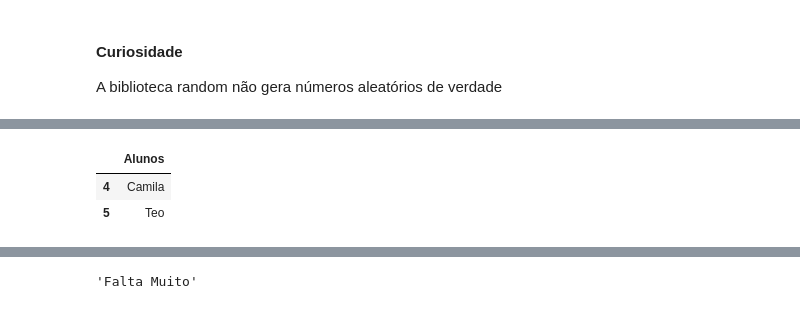
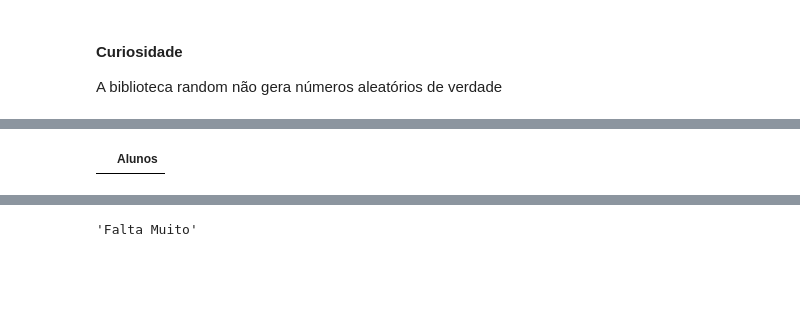
Before and after one commit to JhonCostaDev/Ada-Coders-2024, a Jupyter notebook: data_engineering/tecnicas_programação/aula_3/aula_3_limpo.ipynb, the cells around one changed output, grey strips where cells are left out. Saved outputs shown, nothing was run; the diff lists cells and outputs as text; code cells hidden in the pictures; blank space fills up the shorter version.

```diff
--- a/data_engineering/tecnicas_programação/aula_3/aula_3_limpo.ipynb
+++ b/data_engineering/tecnicas_programação/aula_3/aula_3_limpo.ipynb
@@ -708,9 +770,7 @@ df[df['Faltas'] >= 5][['Alunos', 'Notas']]
 # %%
-df[df['Faltas'] == 0][['Alunos']]
+#df[df['Faltas'] == 0][['Alunos']]
 # %% [output]
 |  | Alunos |
-| 4 | Camila |
-| 5 | Teo |
 # %%
 df[df['Faltas'] == 1]
 # %% [output]
```
Also changed, not shown: parts of 48 cells of this notebook, 2 other files.
